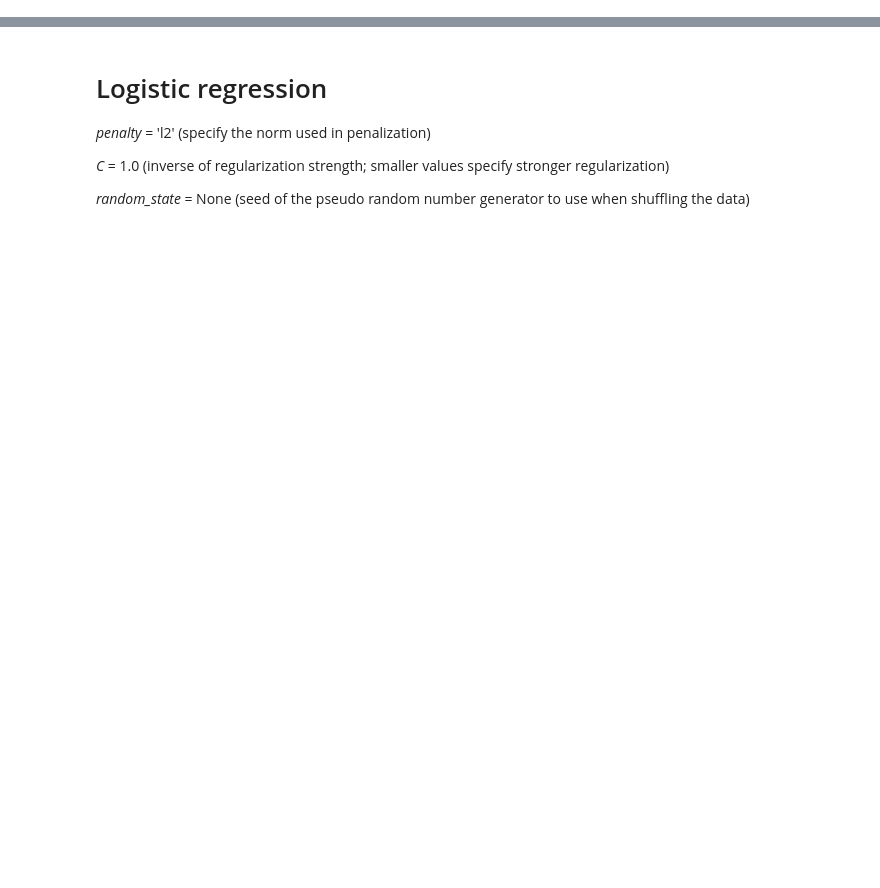
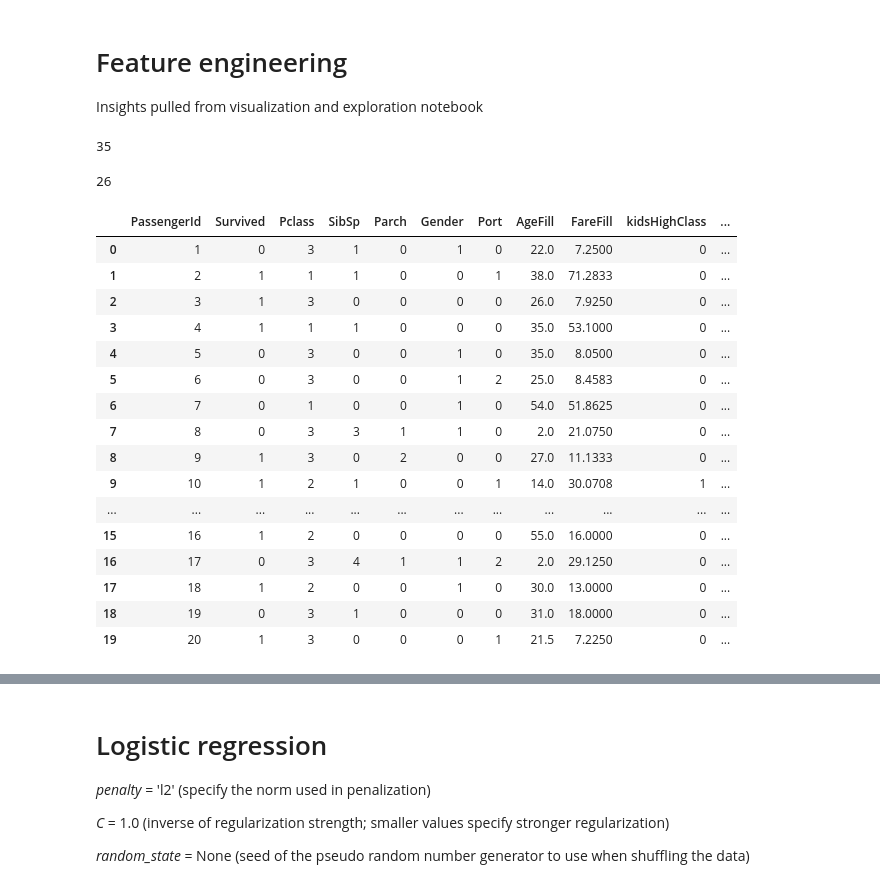
Before and after one commit to ErBa508/kggle, a Jupyter notebook: Titanic/LogisticRegression_Titanic.ipynb, the cells around one changed output, grey strips where cells are left out. Cells and saved outputs as stored; diff of their text form; code cells hidden in the pictures; blank space fills up the shorter version.

```diff
--- a/Titanic/LogisticRegression_Titanic.ipynb
+++ b/Titanic/LogisticRegression_Titanic.ipynb
@@ -22,0 +35,3 @@ test = pd.read_csv('input/test2.csv')
+# %% [markdown]
+# Feature engineering
+Insights pulled from visualization and exploration notebook
@@ -22,0 +48,40 @@ test = pd.read_csv('input/test2.csv')
+# %%
+# (1) children younger than 18 in the first or second class predominantly survive
+bool1 = (train['AgeFill'] < 18) & (train['Pclass'] < 3)
+bool1t = (test['AgeFill'] < 18) & (test['Pclass'] < 3)
+print(sum(bool1))
+
+train["kidHighClass"] = createNewCol(bool1)
+test["kidHighClass"] = createNewCol(bool1t)
+# %% [output]
+35
+# %%
+# (2) mother's with one child in first or second class predominantly survive
+bool2 = (train['AgeFill'] > 18) & (train['Parch'] == 1) & (train['Pclass'] < 3) & (train['Gender'] == 0)
+bool2t = (test['AgeFill'] > 18) & (test['Parch'] == 1) & (test['Pclass'] < 3) & (test['Gender'] == 0)
+print(sum(bool2))
+
+train["momHighClass"] = createNewCol(bool2)
+test["momHighClass"] = createNewCol(bool2t)
+# %% [output]
+26
+# %%
+train[0:20]
+# %% [output]
+|  | PassengerId | Survived | Pclass | SibSp | Parch | Gender | Port | AgeFill | FareFill | kidsHighClass | ... |
+| 0 | 1 | 0 | 3 | 1 | 0 | 1 | 0 | 22.0 | 7.2500 | 0 | ... |
+| 1 | 2 | 1 | 1 | 1 | 0 | 0 | 1 | 38.0 | 71.2833 | 0 | ... |
+| 2 | 3 | 1 | 3 | 0 | 0 | 0 | 0 | 26.0 | 7.9250 | 0 | ... |
+| 3 | 4 | 1 | 1 | 1 | 0 | 0 | 0 | 35.0 | 53.1000 | 0 | ... |
+| 4 | 5 | 0 | 3 | 0 | 0 | 1 | 0 | 35.0 | 8.0500 | 0 | ... |
+| 5 | 6 | 0 | 3 | 0 | 0 | 1 | 2 | 25.0 | 8.4583 | 0 | ... |
+| 6 | 7 | 0 | 1 | 0 | 0 | 1 | 0 | 54.0 | 51.8625 | 0 | ... |
+| 7 | 8 | 0 | 3 | 3 | 1 | 1 | 0 | 2.0 | 21.0750 | 0 | ... |
+| 8 | 9 | 1 | 3 | 0 | 2 | 0 | 0 | 27.0 | 11.1333 | 0 | ... |
+| 9 | 10 | 1 | 2 | 1 | 0 | 0 | 1 | 14.0 | 30.0708 | 1 | ... |
+| ... | ... | ... | ... | ... | ... | ... | ... | ... | ... | ... | ... |
+| 15 | 16 | 1 | 2 | 0 | 0 | 0 | 0 | 55.0 | 16.0000 | 0 | ... |
+| 16 | 17 | 0 | 3 | 4 | 1 | 1 | 2 | 2.0 | 29.1250 | 0 | ... |
+| 17 | 18 | 1 | 2 | 0 | 0 | 1 | 0 | 30.0 | 13.0000 | 0 | ... |
+| 18 | 19 | 0 | 3 | 1 | 0 | 0 | 0 | 31.0 | 18.0000 | 0 | ... |
+| 19 | 20 | 1 | 3 | 0 | 0 | 0 | 1 | 21.5 | 7.2250 | 0 | ... |
```
Also changed, not shown: parts of 28 cells of this notebook.
